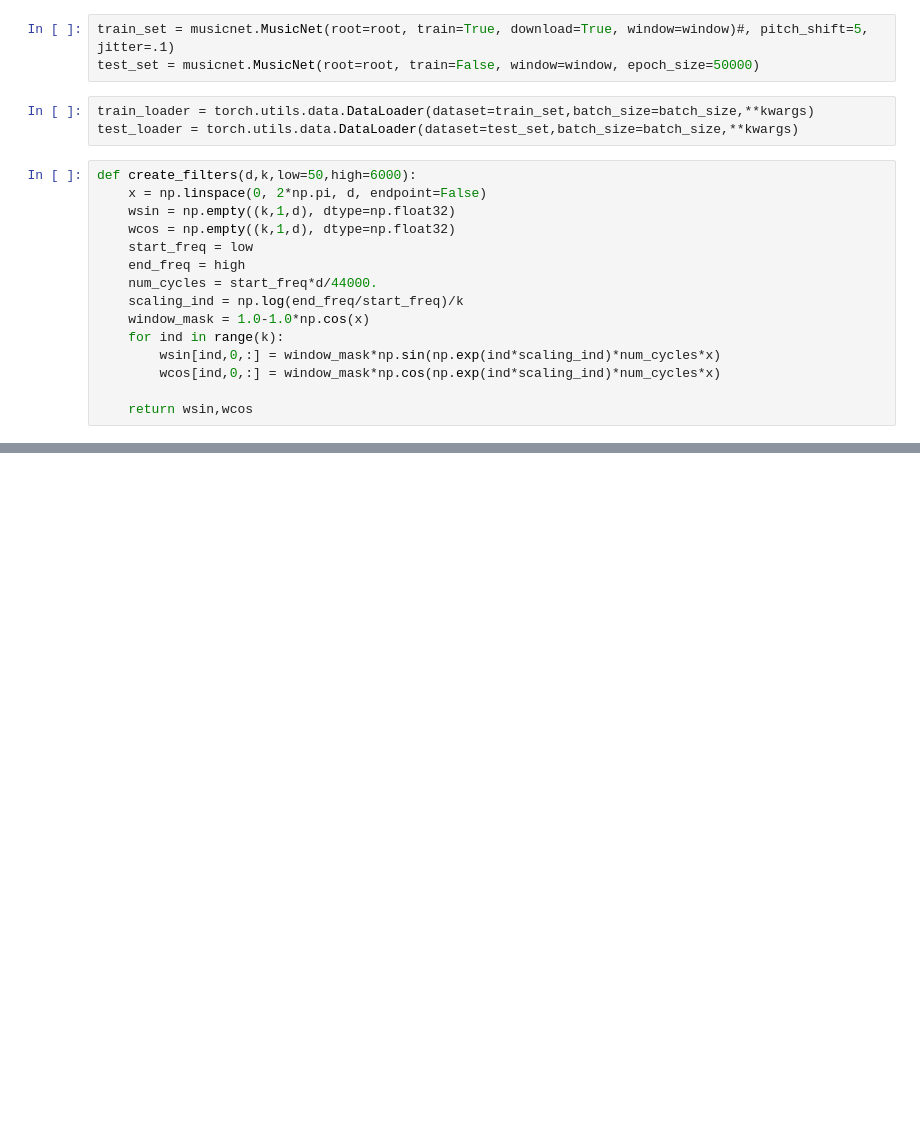
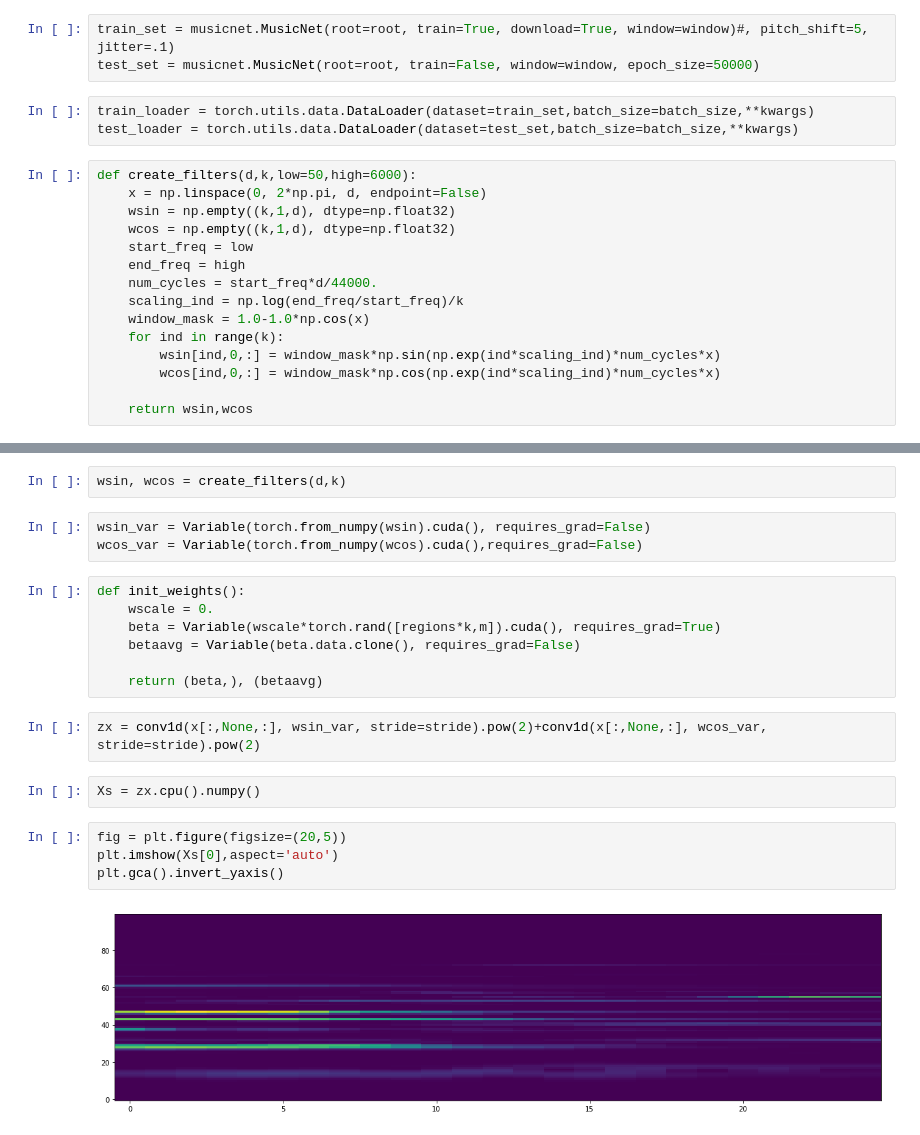
Before and after one commit to KinWaiCheuk/MusicNet_Analysis, a Jupyter notebook: Reconstruction.ipynb, the cells around one changed output, grey strips where cells are left out. Drawn from its saved outputs; the diff is of its cells as text; blank space fills up the shorter version.

```diff
--- a/Reconstruction.ipynb
+++ b/Reconstruction.ipynb
@@ -58,0 +66,22 @@ def create_filters(d,k,low=50,high=6000):
+# %%
+wsin, wcos = create_filters(d,k)
+# %%
+wsin_var = Variable(torch.from_numpy(wsin).cuda(), requires_grad=False)
+wcos_var = Variable(torch.from_numpy(wcos).cuda(),requires_grad=False)
+# %%
+def init_weights():
+    wscale = 0.
+    beta = Variable(wscale*torch.rand([regions*k,m]).cuda(), requires_grad=True)
+    betaavg = Variable(beta.data.clone(), requires_grad=False)
+
+    return (beta,), (betaavg)
+# %%
+zx = conv1d(x[:,None,:], wsin_var, stride=stride).pow(2)+conv1d(x[:,None,:], wcos_var, stride=stride).pow(2)
+# %%
+Xs = zx.cpu().numpy()
+# %%
+fig = plt.figure(figsize=(20,5))
+plt.imshow(Xs[0],aspect='auto')
+plt.gca().invert_yaxis()
+# %% [output]
+[figure, added]
```
Also changed, not shown: parts of 23 cells of this notebook, 21 other files.
